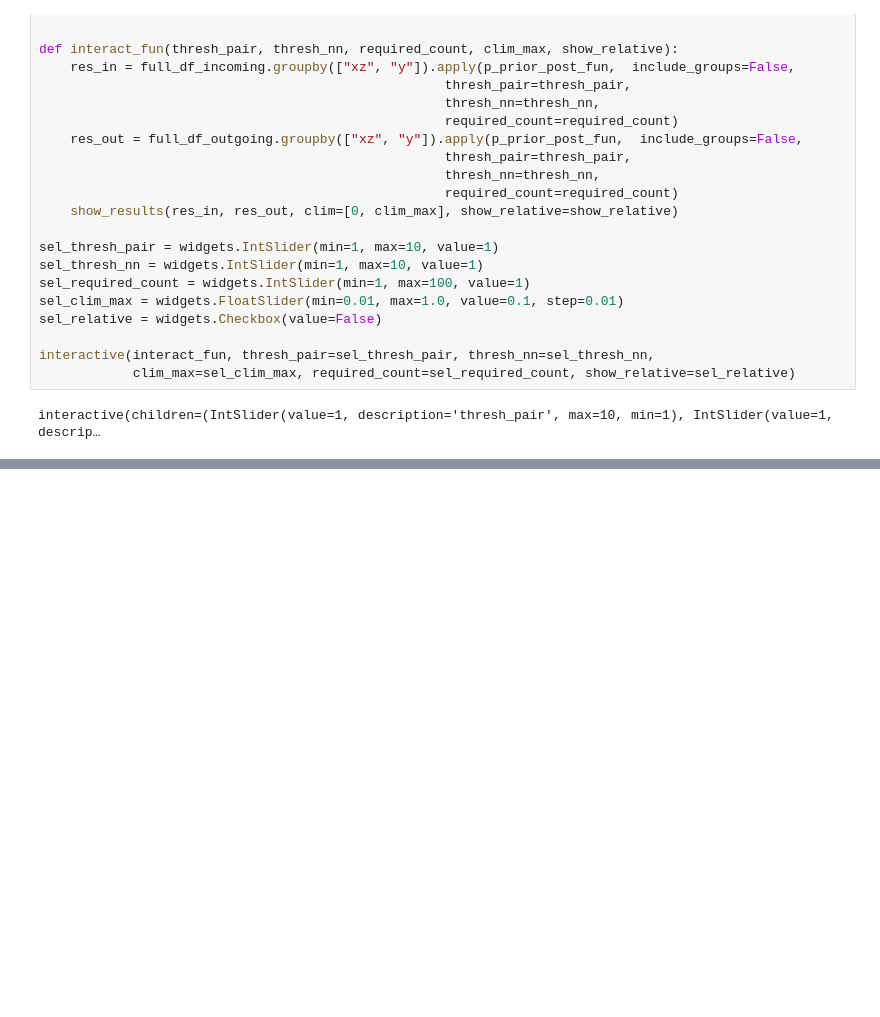
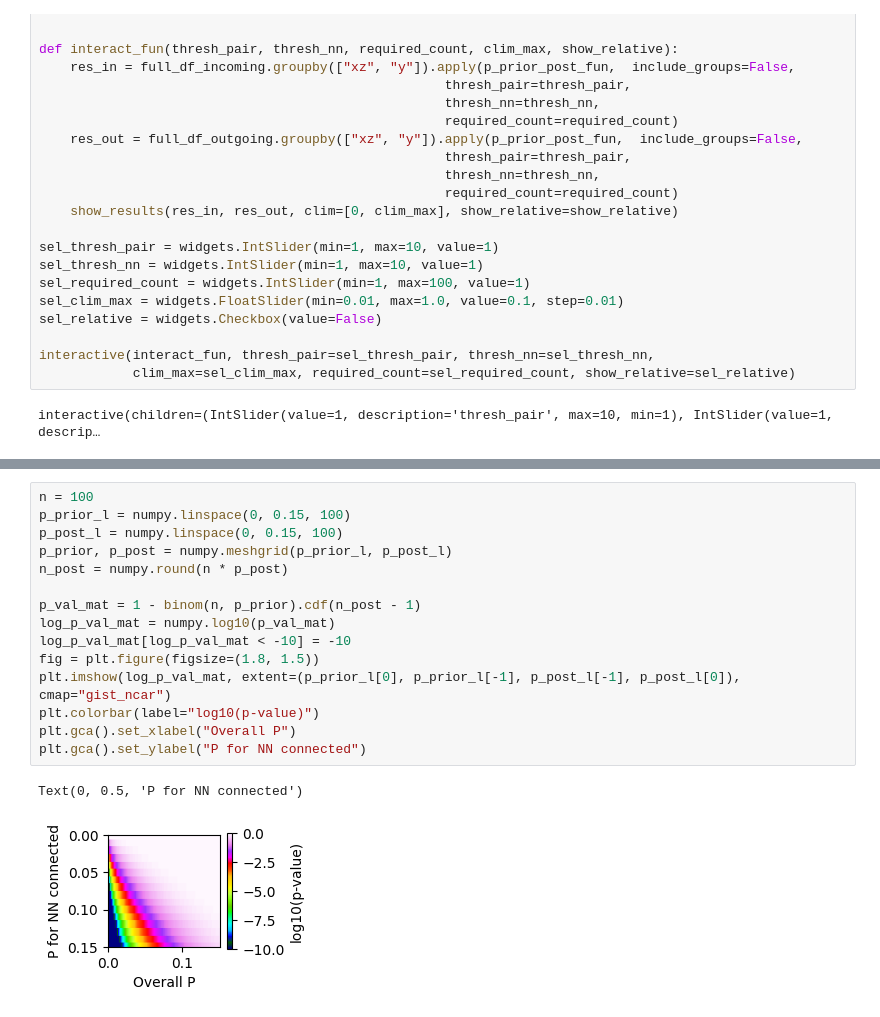
Before and after one commit to MWolfR/local_connectivity_model, a Jupyter notebook: src/Nearest neighbor 2d prob increase.ipynb, the cells around one changed output, grey strips where cells are left out. Saved outputs shown, nothing was run; the diff lists cells and outputs as text; blank space fills up the shorter version.

```diff
--- a/src/Nearest neighbor 2d prob increase.ipynb
+++ b/src/Nearest neighbor 2d prob increase.ipynb
@@ -369,0 +520,18 @@ interactive(children=(IntSlider(value=1, description='thresh_pair', max=10, min=
+# %%
+n = 100
+p_prior_l = numpy.linspace(0, 0.15, 100)
+p_post_l = numpy.linspace(0, 0.15, 100)
+p_prior, p_post = numpy.meshgrid(p_prior_l, p_post_l)
+n_post = numpy.round(n * p_post)
+
+p_val_mat = 1 - binom(n, p_prior).cdf(n_post - 1)
+log_p_val_mat = numpy.log10(p_val_mat)
+log_p_val_mat[log_p_val_mat < -10] = -10
+fig = plt.figure(figsize=(1.8, 1.5))
+plt.imshow(log_p_val_mat, extent=(p_prior_l[0], p_prior_l[-1], p_post_l[-1], p_post_l[0]), cmap="gist_ncar")
+plt.colorbar(label="log10(p-value)")
+plt.gca().set_xlabel("Overall P")
+plt.gca().set_ylabel("P for NN connected")
+# %% [output]
+Text(0, 0.5, 'P for NN connected')
+[figure, added]
```
Also changed, not shown: parts of 20 cells of this notebook, 1 other file.
